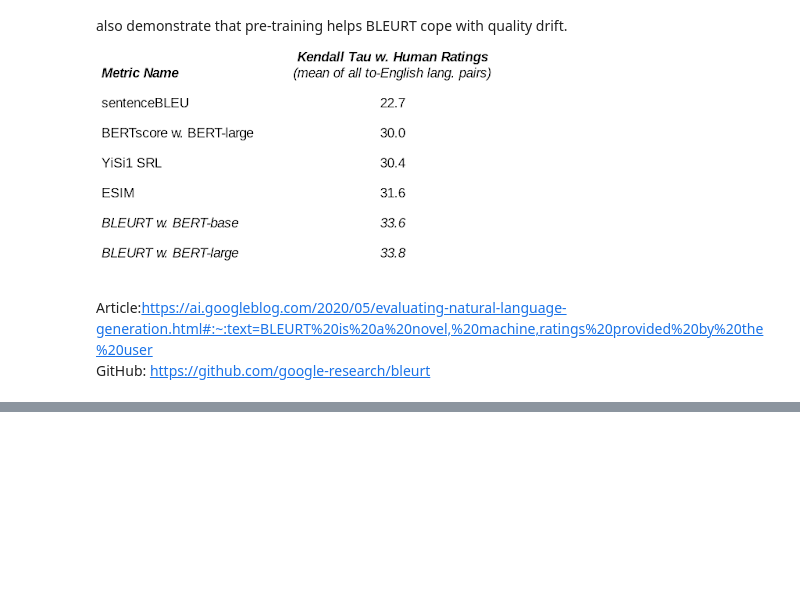
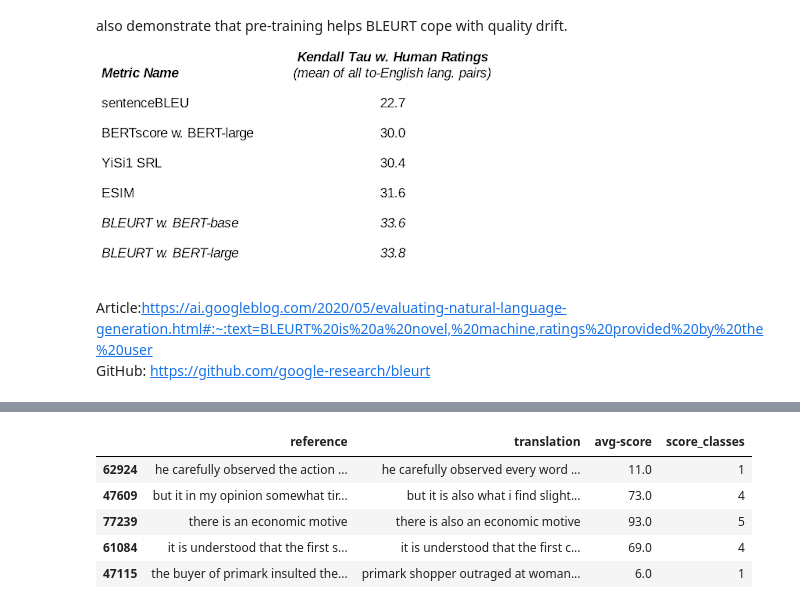
Before and after one commit to LorenzoPigozzi/TM_Project, a Jupyter notebook: TM_Lorenzo.ipynb, the cells around one changed output, grey strips where cells are left out. Cells and saved outputs as stored; diff of their text form; code cells hidden in the pictures; blank space fills up the shorter version.

```diff
--- a/TM_Lorenzo.ipynb
+++ b/TM_Lorenzo.ipynb
@@ -396,0 +552,9 @@ matrix([[0, 0, 0, ..., 0, 0, 0],
+# %%
+create_score_classes(dev)
+# %% [output]
+|  | reference | translation | avg-score | score_classes |
+| 62924 | he carefully observed the action ... | he carefully observed every word ... | 11.0 | 1 |
+| 47609 | but it in my opinion somewhat tir... | but it is also what i find slight... | 73.0 | 4 |
+| 77239 | there is an economic motive | there is also an economic motive | 93.0 | 5 |
+| 61084 | it is understood that the first s... | it is understood that the first c... | 69.0 | 4 |
+| 47115 | the buyer of primark insulted the... | primark shopper outraged at woman... | 6.0 | 1 |
```
Also changed, not shown: parts of 41 cells of this notebook.
